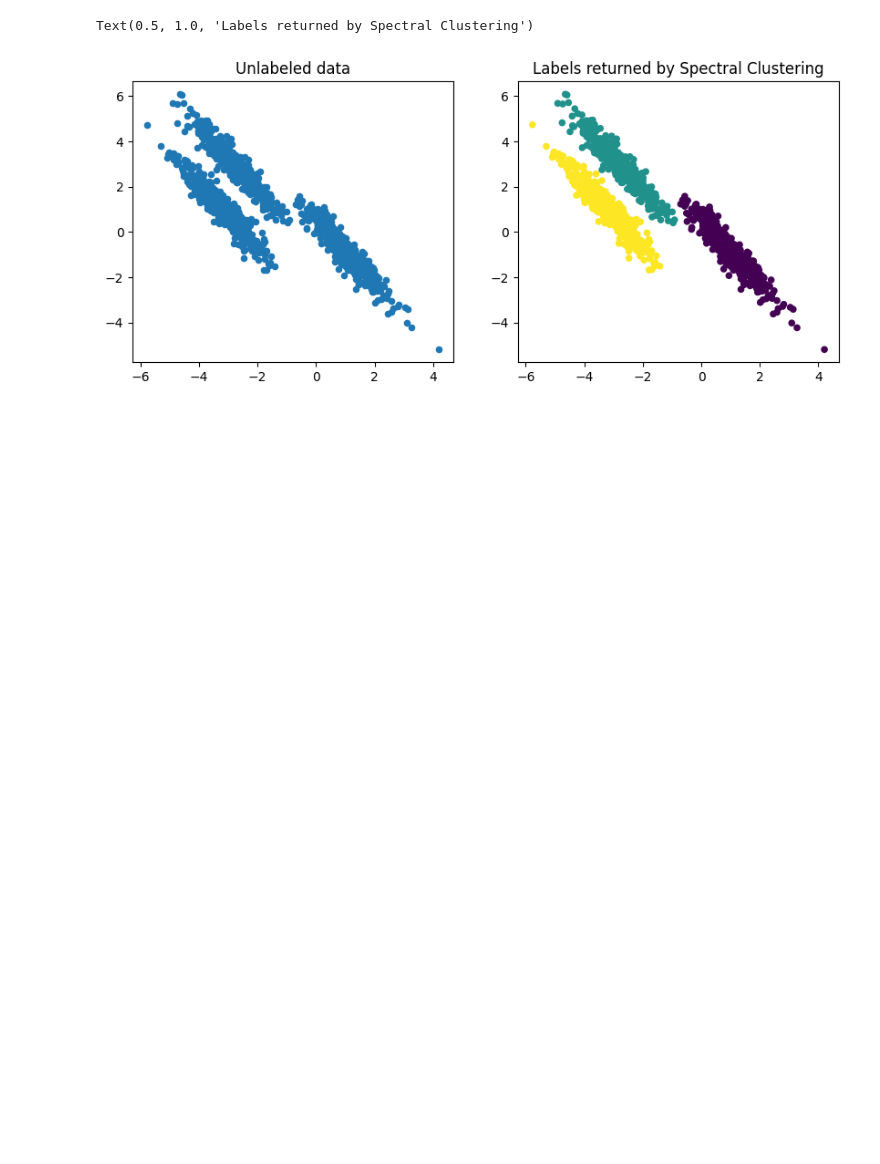
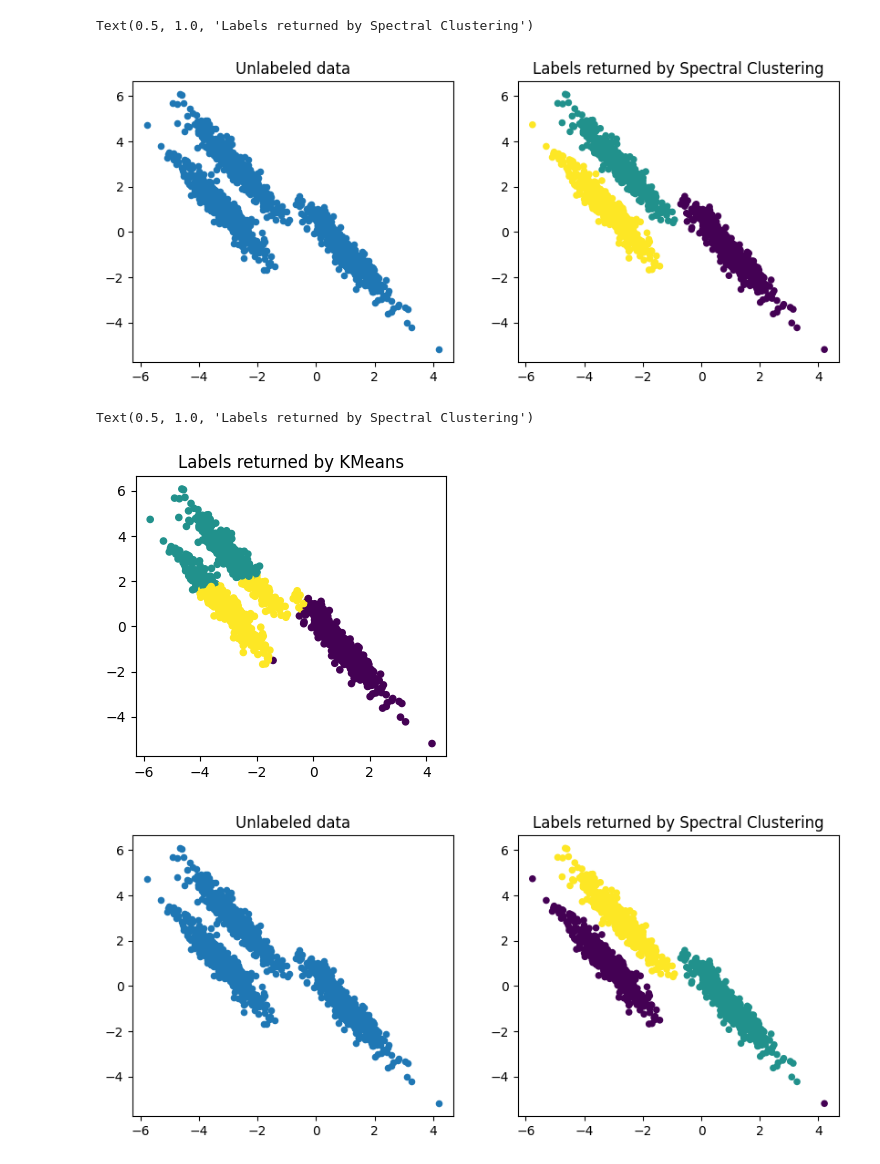
Before and after one commit to mehrnazeraeisi/Spectral-Clustering, a Jupyter notebook: Implement_Spectral_Clustering_3Steps.ipynb, the cells around one changed output. Cells and saved outputs as stored; diff of their text form; code cells hidden in the pictures; blank space fills up the shorter version.

```diff
--- a/Implement_Spectral_Clustering_3Steps.ipynb
+++ b/Implement_Spectral_Clustering_3Steps.ipynb
@@ -101,3 +101,74 @@ plt.title("Labels returned by Spectral Clustering")
 # %% [output]
 Text(0.5, 1.0, 'Labels returned by Spectral Clustering')
 [figure]
+# %%
+import numpy as np
+from sklearn.cluster import KMeans
+import matplotlib.pyplot as plt
+from sklearn.datasets import make_blobs
+
+
+
+
+n_samples=1500
+random_state=170
+X,y=make_blobs(n_samples=n_samples ,random_state=random_state
+              )
+
+
+
+
+# Anisotropicly distributed data
+
+transformation=[[0.60834549  , -0.63667341] , [-0.40887718  , 0.85253229]]
+X_aniso=np.dot(X ,transformation )
+
+
+
+y_pred= KMeans(n_clusters=3 , random_state=random_state).fit_predict(X_aniso)
+
+plt.figure(figsize=(4,8))
+plt.subplot(212)
+plt.scatter(X_aniso[: , 0] , X_aniso[: , 1], c=y_pred   ,s=20)
+plt.title("Labels returned by KMeans")
+
+
+
+
+from scipy.spatial import distance
+
+rbf_param=7.6
+
+# Find M
+K=np.exp(-rbf_param*distance.cdist(X_aniso , X_aniso  , metric='sqeuclidean'))
+
+D=K.sum(axis=1)
+D=np.sqrt(1/D)
+
+M=np.multiply( D[ np.newaxis , : ] , np.multiply ( K , D[ : , np.newaxis] ))
+
+
+
+from scipy import linalg
+from sklearn.preprocessing import normalize
+
+# EVD of M
+U, Sigma, _ = linalg.svd( M , full_matrices=False , lapack_driver='gesvd')
+
+Usubset= U[ : , 0:3]
+y_pred_sc = KMeans (n_clusters = 3).fit_predict(normalize(Usubset))
+
+
+
+plt.figure(figsize=(10,4))
+plt.subplot(121)
+plt.scatter(X_aniso[ : , 0 ] , X_aniso[ : , 1 ] , s = 20)
+plt.title("Unlabeled data")
+
+plt.subplot(122)
+plt.scatter(X_aniso[ : , 0 ] , X_aniso[ : , 1 ] , c=y_pred_sc  , s = 20)
+plt.title("Labels returned by Spectral Clustering")
+# %% [output]
+Text(0.5, 1.0, 'Labels returned by Spectral Clustering')
+[figure, added]
+[figure, added]
```
Also changed, not shown: parts of 1 cell of this notebook.
